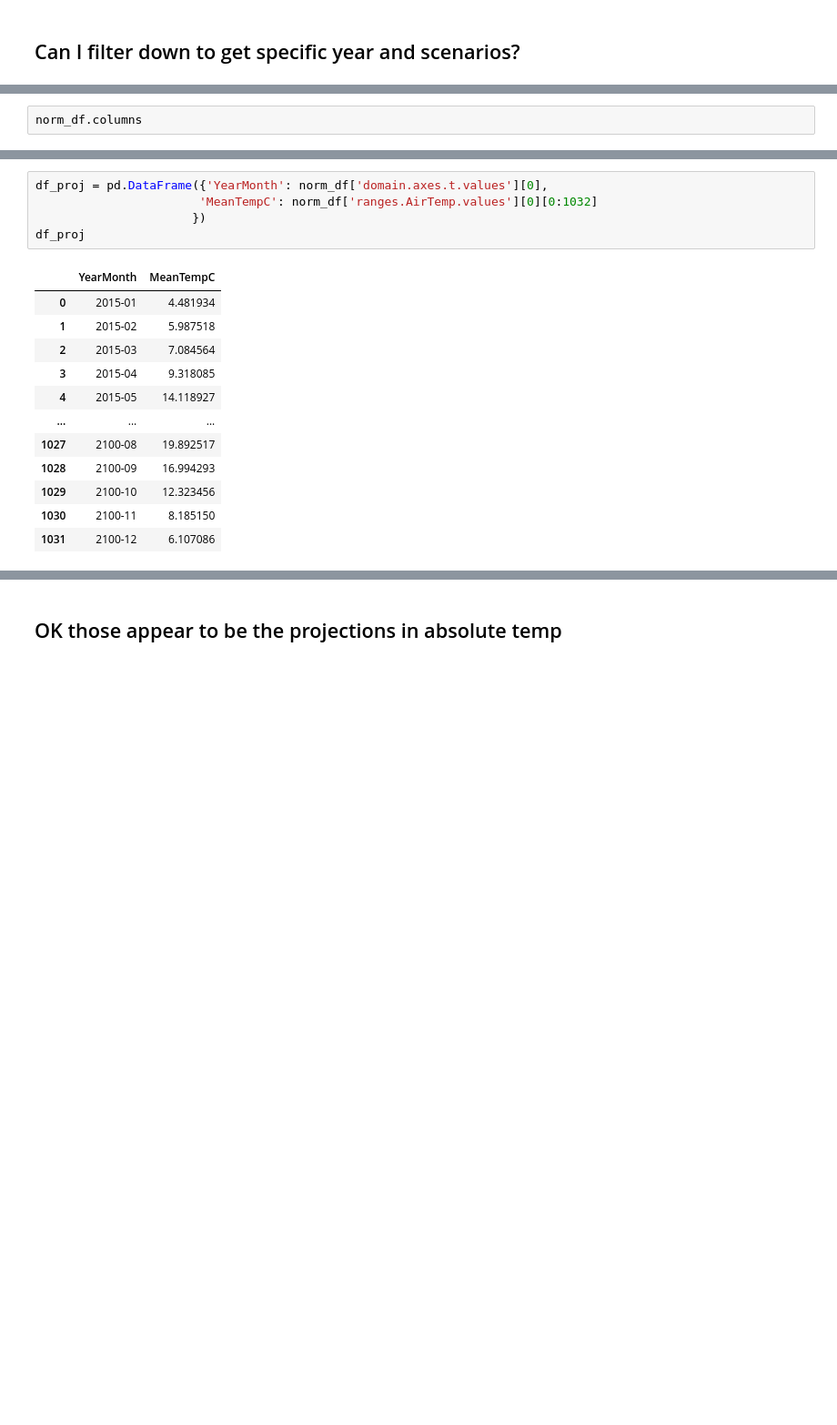
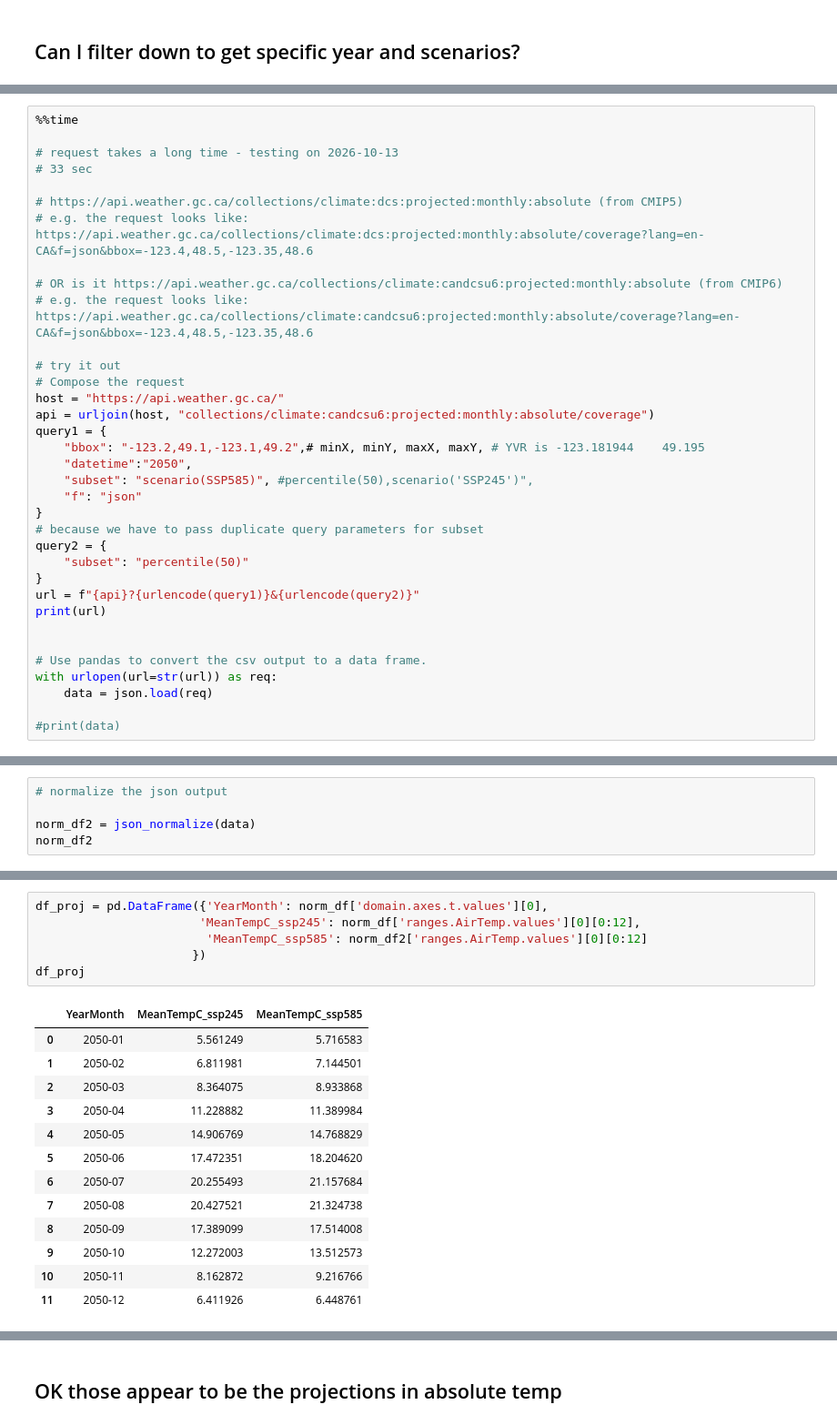
Before and after one commit to tedscott/SideProjects, a Jupyter notebook: Weather2_0/ECCC_API_Examples.ipynb, the cells around one changed output, grey strips where cells are left out. Shown at 91% size. Saved outputs shown, nothing was run; the diff lists cells and outputs as text; blank space fills up the shorter version.

Commit message:
Now computed projected daily temps

```diff
--- a/Weather2_0/ECCC_API_Examples.ipynb
+++ b/Weather2_0/ECCC_API_Examples.ipynb
@@ -376,0 +322,35 @@ norm_df
+# %%
+%%time
+
+# request takes a long time - testing on 2026-10-13
+# 33 sec
+
+# https://api.weather.gc.ca/collections/climate:dcs:projected:monthly:absolute (from CMIP5)
+# e.g. the request looks like: https://api.weather.gc.ca/collections/climate:dcs:projected:monthly:absolute/coverage?lang=en-CA&f=json&bbox=-123.4,48.5,-123.35,48.6
+
+# OR is it https://api.weather.gc.ca/collections/climate:candcsu6:projected:monthly:absolute (from CMIP6)
+# e.g. the request looks like: https://api.weather.gc.ca/collections/climate:candcsu6:projected:monthly:absolute/coverage?lang=en-CA&f=json&bbox=-123.4,48.5,-123.35,48.6
+
+# try it out
+# Compose the request
+host = "https://api.weather.gc.ca/"
+api = urljoin(host, "collections/climate:candcsu6:projected:monthly:absolute/coverage")
+query1 = {
+    "bbox": "-123.2,49.1,-123.1,49.2",# minX, minY, maxX, maxY, # YVR is -123.181944	49.195
+    "datetime":"2050",
+    "subset": "scenario(SSP585)", #percentile(50),scenario('SSP245')",
+    "f": "json"
+}
+# because we have to pass duplicate query parameters for subset
+query2 = {
+    "subset": "percentile(50)"
+}
+url = f"{api}?{urlencode(query1)}&{urlencode(query2)}"
+print(url)
+
+
+# Use pandas to convert the csv output to a data frame.
+with urlopen(url=str(url)) as req:
+    data = json.load(req)
+
+#print(data)
@@ -377,3 +361,6 @@ norm_df
 # %%
-norm_df.columns
+# normalize the json output
+
+norm_df2 = json_normalize(data)
+norm_df2
 # %% [output]
@@ -404,18 +370,20 @@ np.size(norm_df['ranges.AirTemp.values'][0][1032:])
 # %%
 df_proj = pd.DataFrame({'YearMonth': norm_df['domain.axes.t.values'][0],
-                       'MeanTempC': norm_df['ranges.AirTemp.values'][0][0:1032]
+                       'MeanTempC_ssp245': norm_df['ranges.AirTemp.values'][0][0:12],
+                        'MeanTempC_ssp585': norm_df2['ranges.AirTemp.values'][0][0:12]
                       })
 df_proj
 # %% [output]
-|  | YearMonth | MeanTempC |
-| 0 | 2015-01 | 4.481934 |
-| 1 | 2015-02 | 5.987518 |
-| 2 | 2015-03 | 7.084564 |
-| 3 | 2015-04 | 9.318085 |
-| 4 | 2015-05 | 14.118927 |
-| ... | ... | ... |
-| 1027 | 2100-08 | 19.892517 |
-| 1028 | 2100-09 | 16.994293 |
-| 1029 | 2100-10 | 12.323456 |
-| 1030 | 2100-11 | 8.185150 |
-| 1031 | 2100-12 | 6.107086 |
+|  | YearMonth | MeanTempC_ssp245 | MeanTempC_ssp585 |
+| 0 | 2050-01 | 5.561249 | 5.716583 |
+| 1 | 2050-02 | 6.811981 | 7.144501 |
+| 2 | 2050-03 | 8.364075 | 8.933868 |
+| 3 | 2050-04 | 11.228882 | 11.389984 |
+| 4 | 2050-05 | 14.906769 | 14.768829 |
+| 5 | 2050-06 | 17.472351 | 18.204620 |
+| 6 | 2050-07 | 20.255493 | 21.157684 |
+| 7 | 2050-08 | 20.427521 | 21.324738 |
+| 8 | 2050-09 | 17.389099 | 17.514008 |
+| 9 | 2050-10 | 12.272003 | 13.512573 |
+| 10 | 2050-11 | 8.162872 | 9.216766 |
+| 11 | 2050-12 | 6.411926 | 6.448761 |
```
Also changed, not shown: parts of 31 cells of this notebook, 2 other files.
